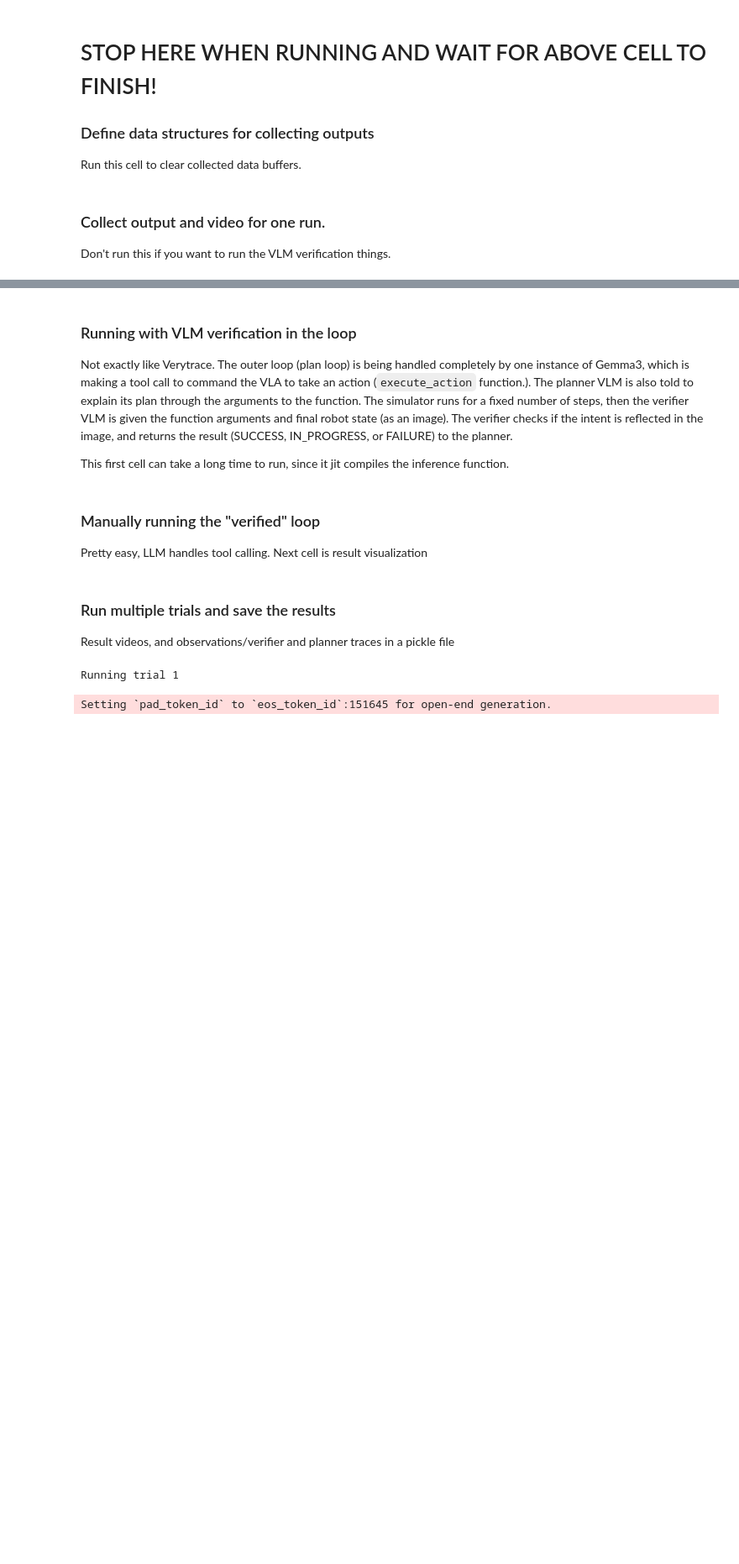
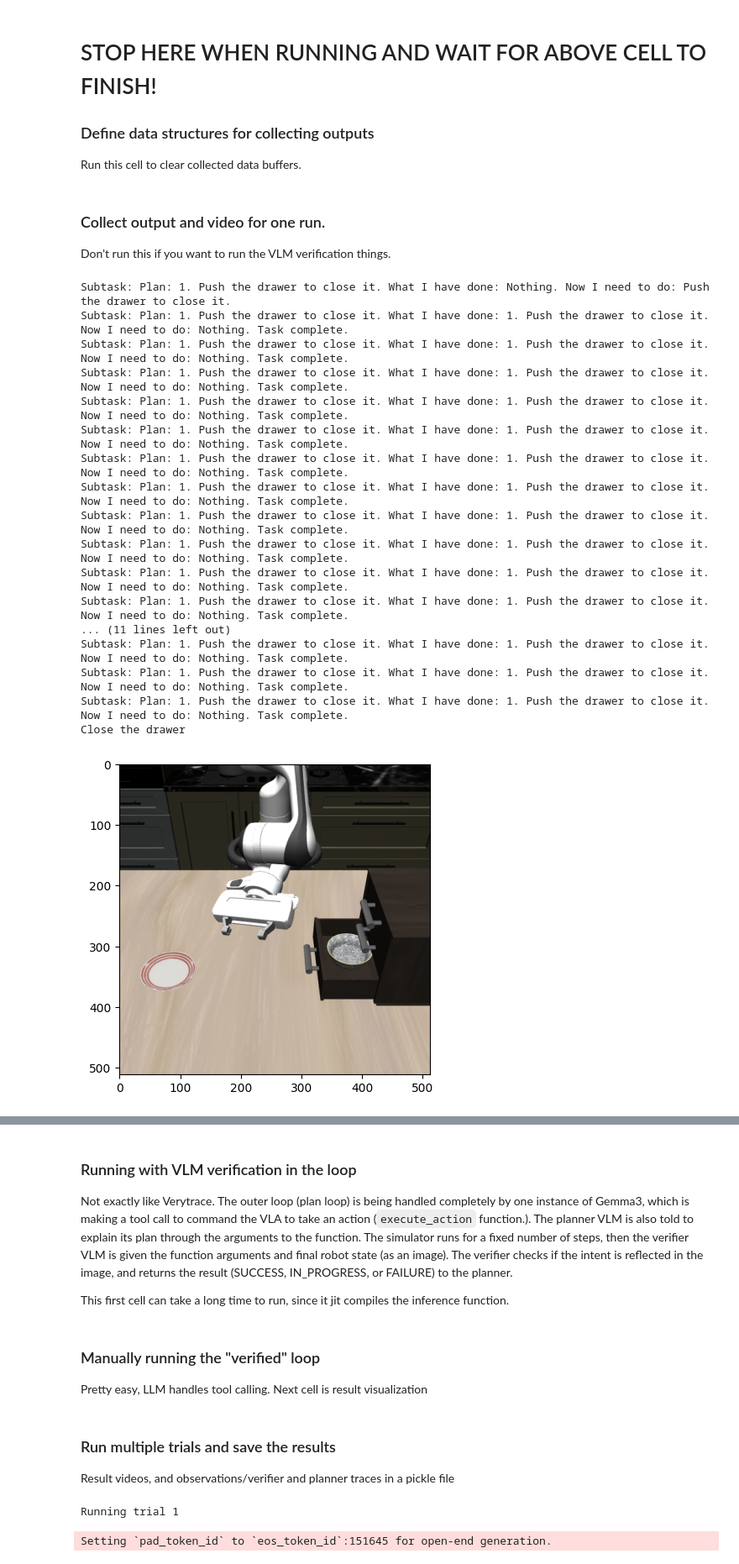
Before and after one commit to mass2010chromium/mujoco_test, a Jupyter notebook: notebooks/pi05_libero_runner.ipynb, the cells around one changed output, grey strips where cells are left out. Shown at 84% size. Drawn from its saved outputs; the diff is of its cells as text; code cells hidden in the pictures; blank space fills up the shorter version.

```diff
--- a/notebooks/pi05_libero_runner.ipynb
+++ b/notebooks/pi05_libero_runner.ipynb
@@ -102,7 +143,12 @@ def prompt_from_obs(obs, prompt):
     }
 # %%
 # Create a trained policy.
-policy = _policy_config.create_trained_policy(vla_config, checkpoint_dir)
+policy = create_pi05(   # Use LoRA weights:
+    'pi05_libero_reason_lora',
+    # checkpoint_dir='pace/openpi/checkpoints/pi05_libero_reason_lora/pi05_libero_reason_lora/9999',
+    checkpoint_dir='../pace/openpi/checkpoints/pi05_libero_reason_lora/pi05_libero_reason_lora/30000',
+    assets_dir='../pace/openpi/assets/pi05_libero_reason_lora'
+)
 policy_infer = prof.profiled(policy.infer, name="infer")
 # NOTE: DO NOT RUN PAST THIS CELL WHEN STARTING UP! IT CAUSES A ASYNCIO CRASH FOR SOME REASON
 # %%
@@ -137,4 +183,4 @@ class LiberoEnvMaker:
             obs = env.set_init_state(initial_states[episode_idx])
             yield obs, env, task_description
 
-libero_envs = LiberoEnvMaker('libero_spatial')
+libero_envs = LiberoEnvMaker('libero_90')
@@ -158,8 +202,6 @@ subtasks = []
 
 Don't run this if you want to run the VLM verification things.
 # %%
-task = "Stack the red cube onto the green cube."
-
 def get_cam_pose(env, cam_name="agentview"):
     cam_id = env.sim.model.camera_name2id(cam_name)
     return (env.sim.model.cam_pos[cam_id], env.sim.model.cam_quat[cam_id])
@@ -169,50 +211,80 @@ def set_cam_pose(env, pose, cam_name="agentview"):
     env.sim.model.cam_pos[cam_id] = pose[0]
     env.sim.model.cam_quat[cam_id] = pose[1]
 
-for instance in libero_envs.task_instantiations(0):
-    obs, env, task_description = instance
-    task_description = "pick up a bright colored candy bar"
+for instance in libero_envs.task_instantiations(10):
+    #obs, env, task_description = instance
+    task_description = "Close the drawer"
+    #task_description = "Open the top drawer."
+    #task_description = 'Pick up the cookie box.'
     # prev_pos, prev_quat = save_cam_pose
     # set_cam_pose(env, (prev_pos+[0, 0, 1], prev_quat))
     # obs, reward, done, info = env.step(np.zeros(7))
     # break
-    prompt = prompt_from_obs(obs, task_description)
+    #scene_plan = 'Plan: 1. Pick up the cookie box. What have I done: 1. Pick up the cookie box. Now I need to do: Nothing. Task complete.'
+    scene_plan = ''
+    #scene_plan = 'Plan: 1. Open the top drawer. \
+#What have I done: Open the top drawer. \
+#Now I need to do: Nothing. Task complete.'
+    prompt = prompt_from_obs(obs, task_description, scene_plan)
     vla_output = policy.infer(prompt)
     actions = vla_output['actions']
-    print(vla_output.get('subtask', 'no subtask output'), flush=True)
+    subtask = vla_output.get('subtask', None)
+    if subtask is not None:
+        print("Subtask:", subtask)
+        scene_plan = subtask
     rollout.append(obs)
 
-    policy_infer = prof.profiled(policy.infer, name="infer")
-
     trajectory_idx = 0
-    for i in range(100):
+    for i in range(200):
         act = np.copy(actions[trajectory_idx])
         act[-1] *= 1
         obs, reward, done, info = env.step(act)
         rollout.append(obs)
         frames.append(obs['agentview_image'][::-1, ::-1, :])
         wrist_frames.append(obs['robot0_eye_in_hand_image'][::-1, ::-1, :])
         trajectory_idx += 1
         if trajectory_idx == (len(actions)//2):
-            prompt = prompt_from_obs(obs, task_description)
+            prompt = prompt_from_obs(obs, task_description, scene_plan)
             vla_output = policy_infer(prompt)
             actions = vla_output['actions']
-            print(vla_output.get('subtask', 'no subtask output'), flush=True)
+            subtask = vla_output.get('subtask', None)
+            if subtask is not None:
+                print("Subtask:", subtask)
+                scene_plan = subtask
             trajectory_idx = 0
 
 freq = 20
 #save_cam_pose = get_cam_pose(env)
 print(task_description)
 img = obs['agentview_image'][::-1, ::-1, :]
 import matplotlib.pyplot as plt
 plt.figure(0)
 plt.clf()
 plt.imshow(img)
 plt.figure(1)
 plt.clf()
 plt.imshow(obs['agentview_depth'][::-1, ::-1, :])
 plt.show()
 media.write_video(f'franka_90.mp4', frames, fps=freq)
 media.write_video(f'franka_90_wrist.mp4', wrist_frames, fps=freq)
 media.write_video(f'franka_libero.mp4', frames, fps=freq)
 media.write_video(f'franka_libero_wrist.mp4', wrist_frames, fps=freq)
+# %% [output]
+Subtask: Plan: 1. Push the drawer to close it. What I have done: Nothing. Now I need to do: Push the drawer to close it.
+Subtask: Plan: 1. Push the drawer to close it. What I have done: 1. Push the drawer to close it. Now I need to do: Nothing. Task complete.
+Subtask: Plan: 1. Push the drawer to close it. What I have done: 1. Push the drawer to close it. Now I need to do: Nothing. Task complete.
+Subtask: Plan: 1. Push the drawer to close it. What I have done: 1. Push the drawer to close it. Now I need to do: Nothing. Task complete.
+Subtask: Plan: 1. Push the drawer to close it. What I have done: 1. Push the drawer to close it. Now I need to do: Nothing. Task complete.
+Subtask: Plan: 1. Push the drawer to close it. What I have done: 1. Push the drawer to close it. Now I need to do: Nothing. Task complete.
+Subtask: Plan: 1. Push the drawer to close it. What I have done: 1. Push the drawer to close it. Now I need to do: Nothing. Task complete.
+Subtask: Plan: 1. Push the drawer to close it. What I have done: 1. Push the drawer to close it. Now I need to do: Nothing. Task complete.
+Subtask: Plan: 1. Push the drawer to close it. What I have done: 1. Push the drawer to close it. Now I need to do: Nothing. Task complete.
+Subtask: Plan: 1. Push the drawer to close it. What I have done: 1. Push the drawer to close it. Now I need to do: Nothing. Task complete.
+Subtask: Plan: 1. Push the drawer to close it. What I have done: 1. Push the drawer to close it. Now I need to do: Nothing. Task complete.
+Subtask: Plan: 1. Push the drawer to close it. What I have done: 1. Push the drawer to close it. Now I need to do: Nothing. Task complete.
+... (11 lines left out)
+Subtask: Plan: 1. Push the drawer to close it. What I have done: 1. Push the drawer to close it. Now I need to do: Nothing. Task complete.
+Subtask: Plan: 1. Push the drawer to close it. What I have done: 1. Push the drawer to close it. Now I need to do: Nothing. Task complete.
+Subtask: Plan: 1. Push the drawer to close it. What I have done: 1. Push the drawer to close it. Now I need to do: Nothing. Task complete.
+Close the drawer
+[figure, added]
```
Also changed, not shown: parts of 3 cells of this notebook, 2 other files.
